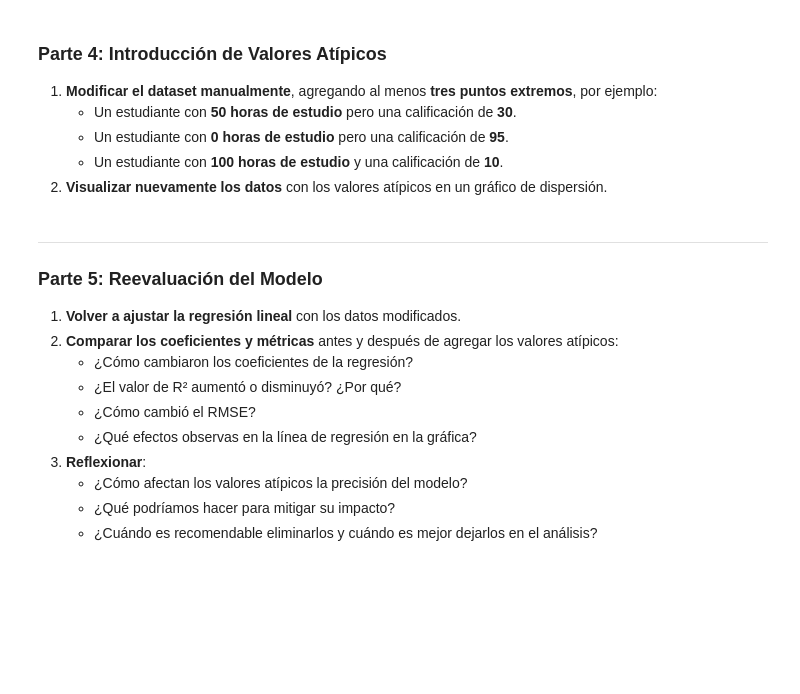
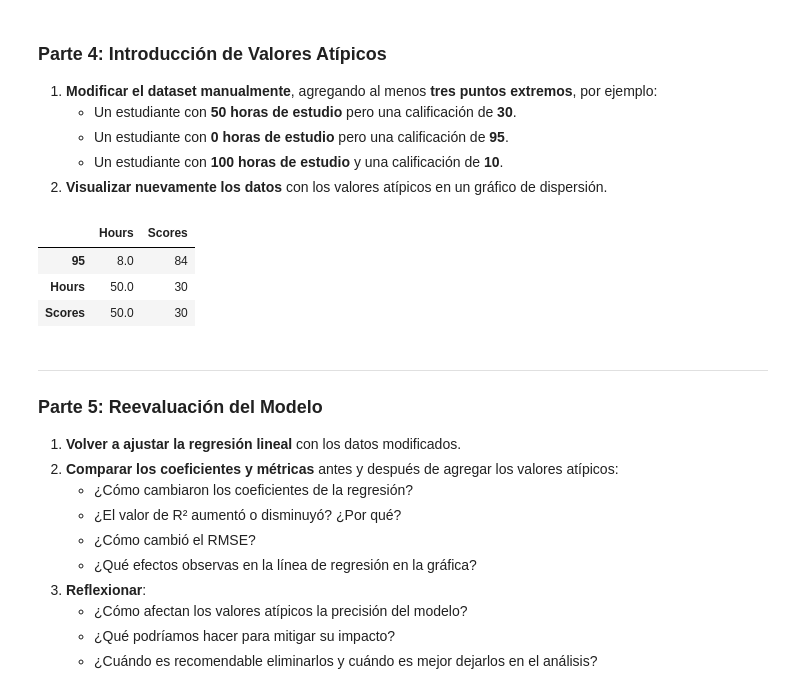
Before and after one commit to SimonGarcia01/ai-course, a Jupyter notebook: OLS intro/1-actividad.ipynb, the cells around one changed output. Saved outputs shown, nothing was run; the diff lists cells and outputs as text; code cells hidden in the pictures; blank space fills up the shorter version.

```diff
--- a/OLS intro/1-actividad.ipynb
+++ b/OLS intro/1-actividad.ipynb
@@ -226,6 +230,21 @@ RMSE (Root Mean Squared Error) con sklearn: 3.3970885813457117
    - Un estudiante con **0 horas de estudio** pero una calificación de **95**.
    - Un estudiante con **100 horas de estudio** y una calificación de **10**.
 2. **Visualizar nuevamente los datos** con los valores atípicos en un gráfico de dispersión.
+# %%
+newOutliers = pd.DataFrame(
+    {'Hours':50, 'Scores':30},
+    {'Hours':0, 'Scores':95},
+    {'Hours':100, 'Scores':10}
+)
+
+scoreDf = pd.concat([scoreDf,newOutliers])
+
+scoreDf.tail(3)
+# %% [output]
+|  | Hours | Scores |
+| 95 | 8.0 | 84 |
+| Hours | 50.0 | 30 |
+| Scores | 50.0 | 30 |
 # %% [markdown]
 ---
 
```
Also changed, not shown: parts of 2 cells of this notebook.
